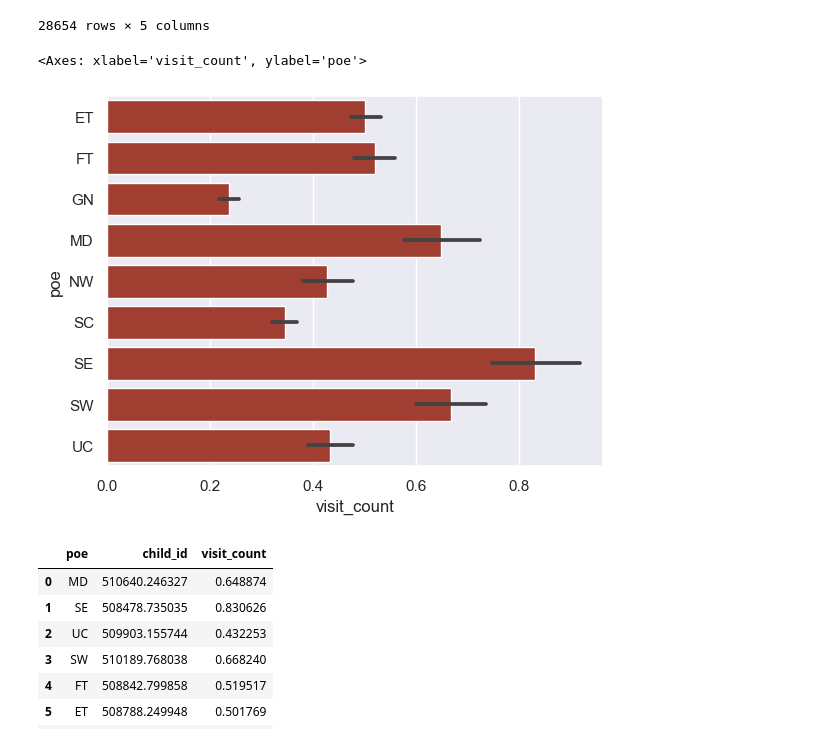
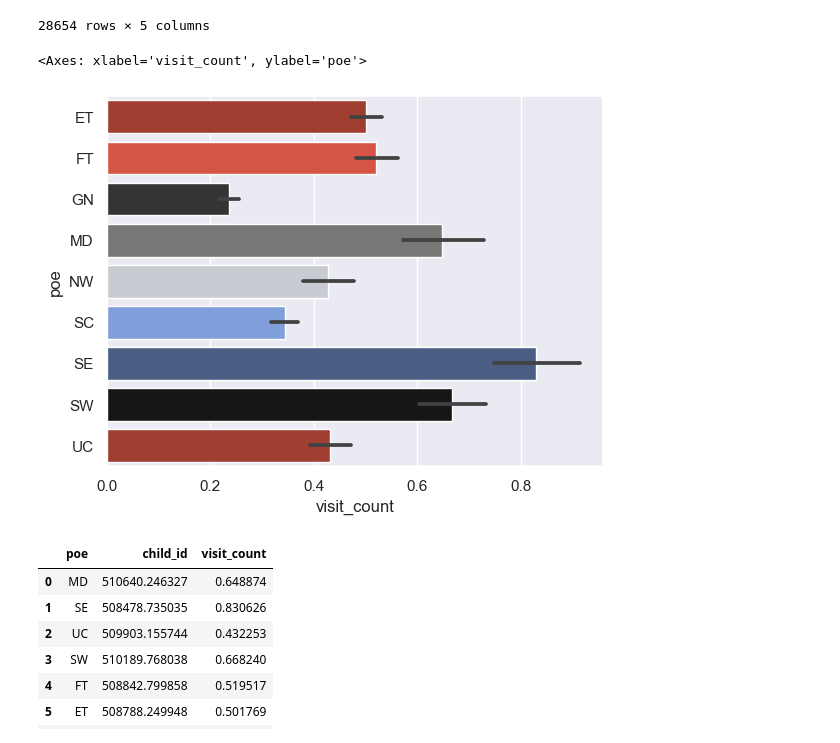
Before and after one commit to NSS-Data-Analytics-Cohort-8/teis_da8_1-dadboddenims, a Jupyter notebook: notebooks/partner_project_2_questions.ipynb, the cells around one changed output. Drawn from its saved outputs; the diff is of its cells as text; code cells hidden in the pictures.

```diff
--- a/notebooks/partner_project_2_questions.ipynb
+++ b/notebooks/partner_project_2_questions.ipynb
@@ -63,10 +63,12 @@ sns.set_palette(colors)
 colors2=[ "#B1301F"]
 colors3 = ['#EF412A']
 # %%
-sns.barplot(intake_visit, orient='h', y='poe', x='visit_count', palette=colors2)
+sns.barplot(intake_visit, orient='h',
+            palette=colors,
+            y='poe', x='visit_count')
 # %% [output]
 <Axes: xlabel='visit_count', ylabel='poe'>
-[figure, old version]
+[figure, new version]
 # %%
 iv_graph = intake_visit.groupby('poe').mean().sort_values('visit_count', ascending=False).reset_index()
 iv_graph = iv_graph.reindex([2,0,5,1,3,4,7,6,8])
```
Also changed, not shown: parts of 4 cells of this notebook.
